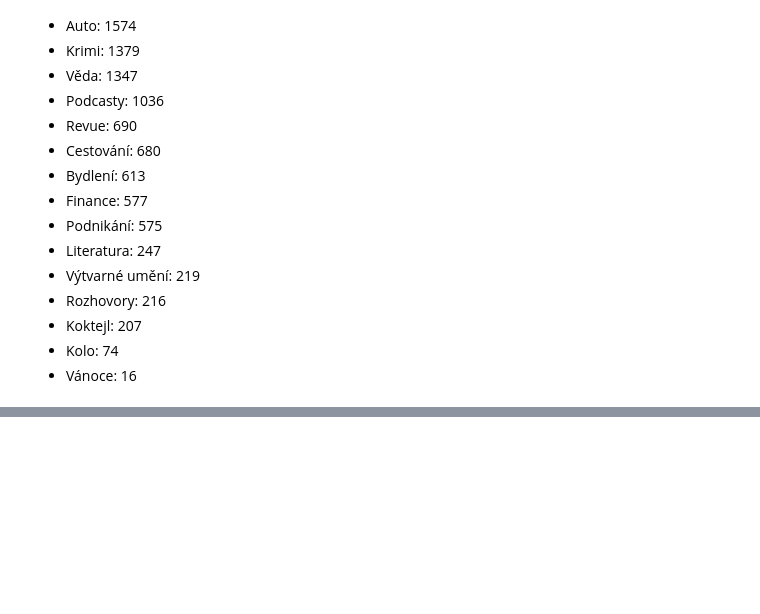
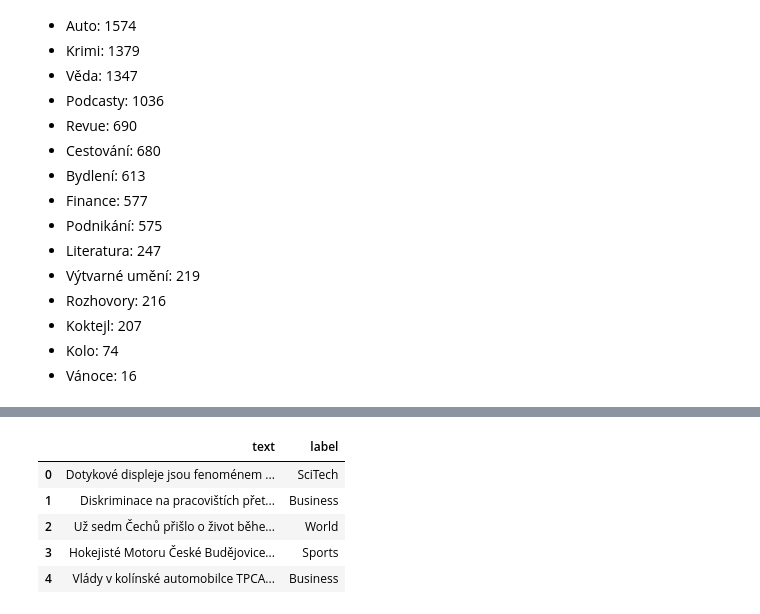
Before and after one commit to matesssaks/SemanticClassification, a Jupyter notebook: SemanticClassification.ipynb, the cells around one changed output, grey strips where cells are left out. Drawn from its saved outputs; the diff is of its cells as text; code cells hidden in the pictures; blank space fills up the shorter version.

```diff
--- a/SemanticClassification.ipynb
+++ b/SemanticClassification.ipynb
@@ -132,7 +92,0 @@ def category_counts_for_split(split_name):
-# %%
-for split_name in SPLITS:
-    total_rows, counts = category_counts_for_split(split_name)
-    print(f"Split: {split_name} (rows: {total_rows})")
-    for category_name, row_count in counts.most_common():
-        print(f"  {category_name}: {row_count}")
-    print()
@@ -174,0 +260,9 @@ Split: validation (rows: 144836)
+# %%
+train.head()
+# %% [output]
+|  | text | label |
+| 0 | Dotykové displeje jsou fenoménem ... | SciTech |
+| 1 | Diskriminace na pracovištích přet... | Business |
+| 2 | Už sedm Čechů přišlo o život běhe... | World |
+| 3 | Hokejisté Motoru České Budějovice... | Sports |
+| 4 | Vlády v kolínské automobilce TPCA... | Business |
```
Also changed, not shown: parts of 11 cells of this notebook, 2 other files.
